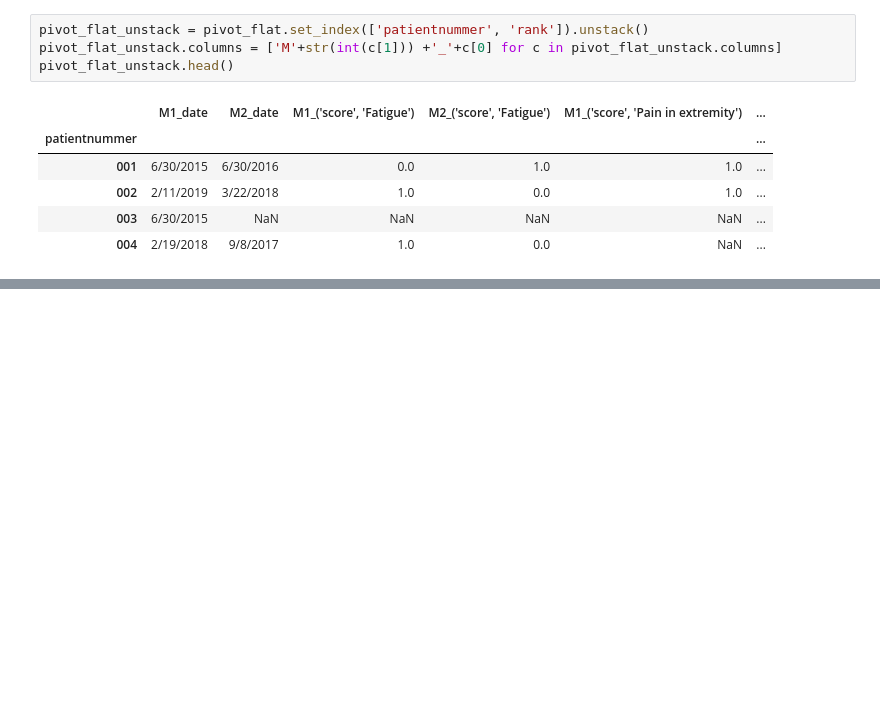
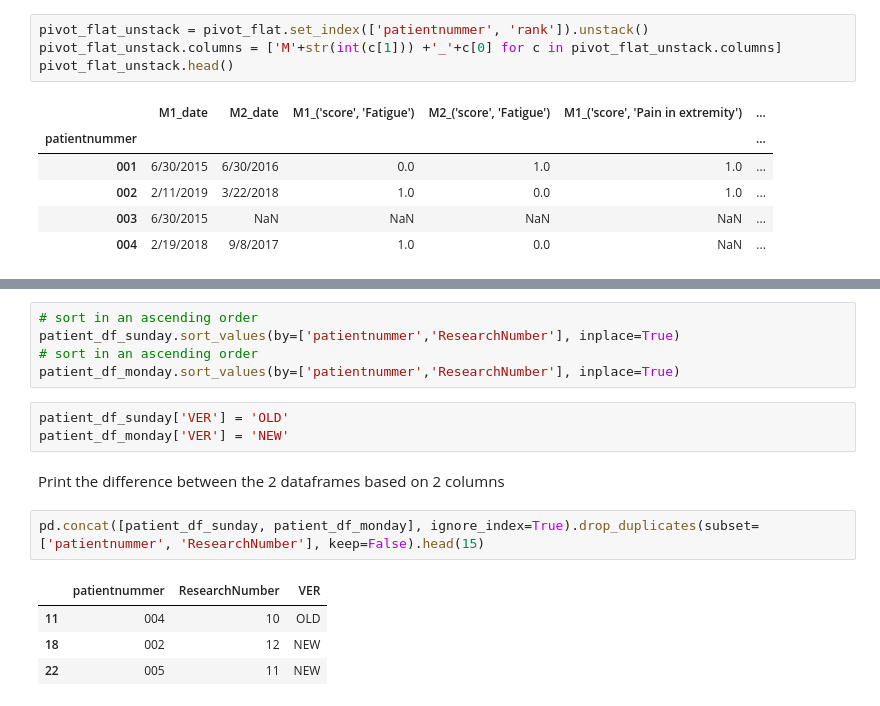
Before and after one commit to priya-gitTest/DataTricksWithPandas, a Jupyter notebook: PandaTricks_20220522_PO.ipynb, the cells around one changed output, grey strips where cells are left out. Saved outputs shown, nothing was run; the diff lists cells and outputs as text; blank space fills up the shorter version.

```diff
--- a/PandaTricks_20220522_PO.ipynb
+++ b/PandaTricks_20220522_PO.ipynb
@@ -225,0 +267,17 @@ pivot_flat_unstack.head()
+# %%
+# sort in an ascending order
+patient_df_sunday.sort_values(by=['patientnummer','ResearchNumber'], inplace=True)
+# sort in an ascending order
+patient_df_monday.sort_values(by=['patientnummer','ResearchNumber'], inplace=True)
+# %%
+patient_df_sunday['VER'] = 'OLD'
+patient_df_monday['VER'] = 'NEW'
+# %% [markdown]
+Print the difference between the 2 dataframes based on 2 columns
+# %%
+pd.concat([patient_df_sunday, patient_df_monday], ignore_index=True).drop_duplicates(subset=['patientnummer', 'ResearchNumber'], keep=False).head(15)
+# %% [output]
+|  | patientnummer | ResearchNumber | VER |
+| 11 | 004 | 10 | OLD |
+| 18 | 002 | 12 | NEW |
+| 22 | 005 | 11 | NEW |
```
Also changed, not shown: parts of 4 cells of this notebook.
